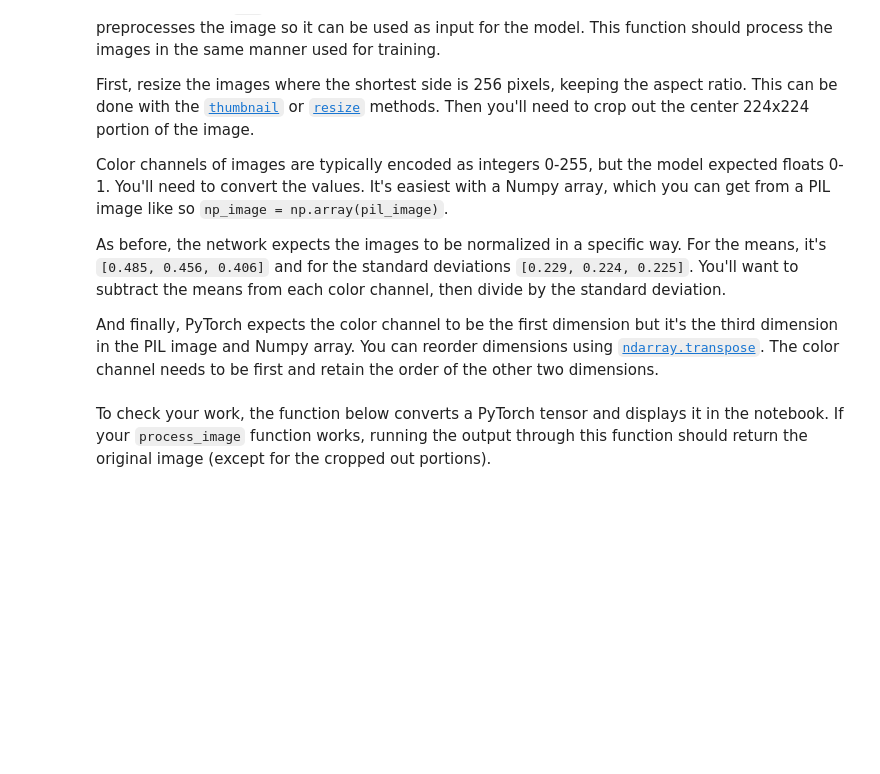
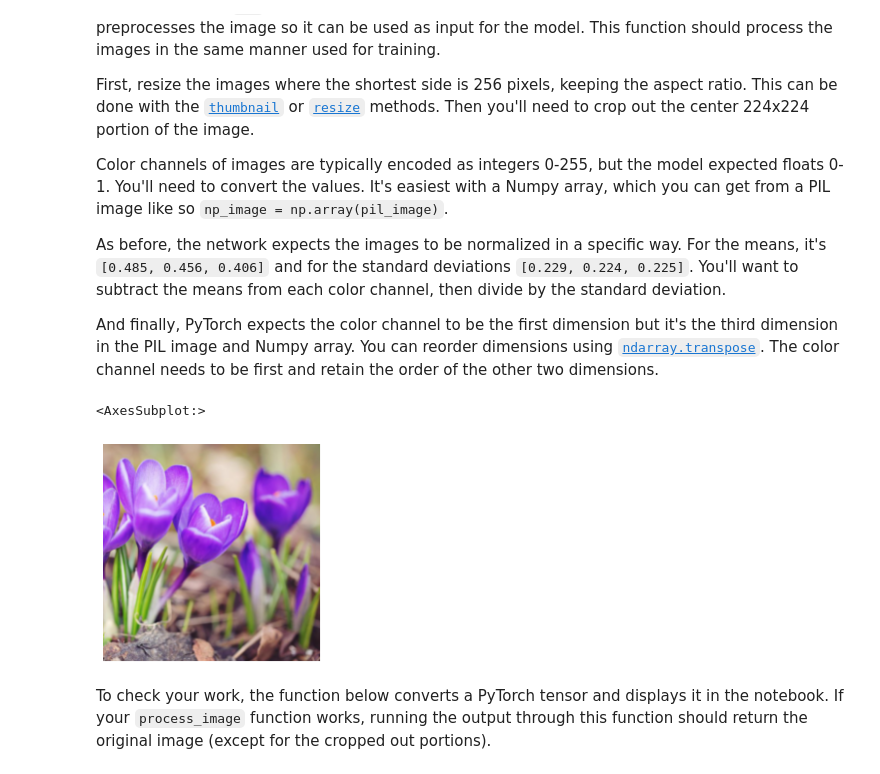
Before and after one commit to christiaan-lombard/udacityproject-image-classifier, a Jupyter notebook: Image Classifier Project.ipynb, the cells around one changed output. Saved outputs shown, nothing was run; the diff lists cells and outputs as text; code cells hidden in the pictures; blank space fills up the shorter version.

Commit message:
notebook done, model working

```diff
--- a/Image Classifier Project.ipynb
+++ b/Image Classifier Project.ipynb
@@ -160,9 +148,9 @@ GPU Workspaces about Keeping Your Session Active. You'll want to include code fr
 model = models.vgg16(pretrained=True)
 
 classifier_fin = model.classifier[0].in_features
-classifier_fout = labels_length
+classifier_fout = 102
 learning_rate = 0.001
-epochs = 10
+epochs = 0
 trained_epochs = 0
 
 # Freeze parameters so we don't backprop through them
@@ -396,12 +395,21 @@ As before, the network expects the images to be normalized in a specific way. Fo
 
 And finally, PyTorch expects the color channel to be the first dimension but it's the third dimension in the PIL image and Numpy array. You can reorder dimensions using [`ndarray.transpose`](https://docs.scipy.org/doc/numpy-1.13.0/reference/generated/numpy.ndarray.transpose.html). The color channel needs to be first and retain the order of the other two dimensions.
 # %%
-def process_image(image):
+def process_image(filename):
     ''' Scales, crops, and normalizes a PIL image for a PyTorch model,
         returns an Numpy array
     '''
+    # TODO: Process a PIL image for use in a PyTorch model
 
-    # TODO: Process a PIL image for use in a PyTorch model
+    image = Image.open(filename)
+    return test_transform(image)
+# %%
+test_image = process_image('assets/spring_crocus.jpg')
+
+plot.plot_image(test_image)
+# %% [output]
+<AxesSubplot:>
+[figure, added]
 # %% [markdown]
 To check your work, the function below converts a PyTorch tensor and displays it in the notebook. If your `process_image` function works, running the output through this function should return the original image (except for the cropped out portions).
 # %% [markdown]
```
Also changed, not shown: parts of 11 cells of this notebook, 2 other files.
